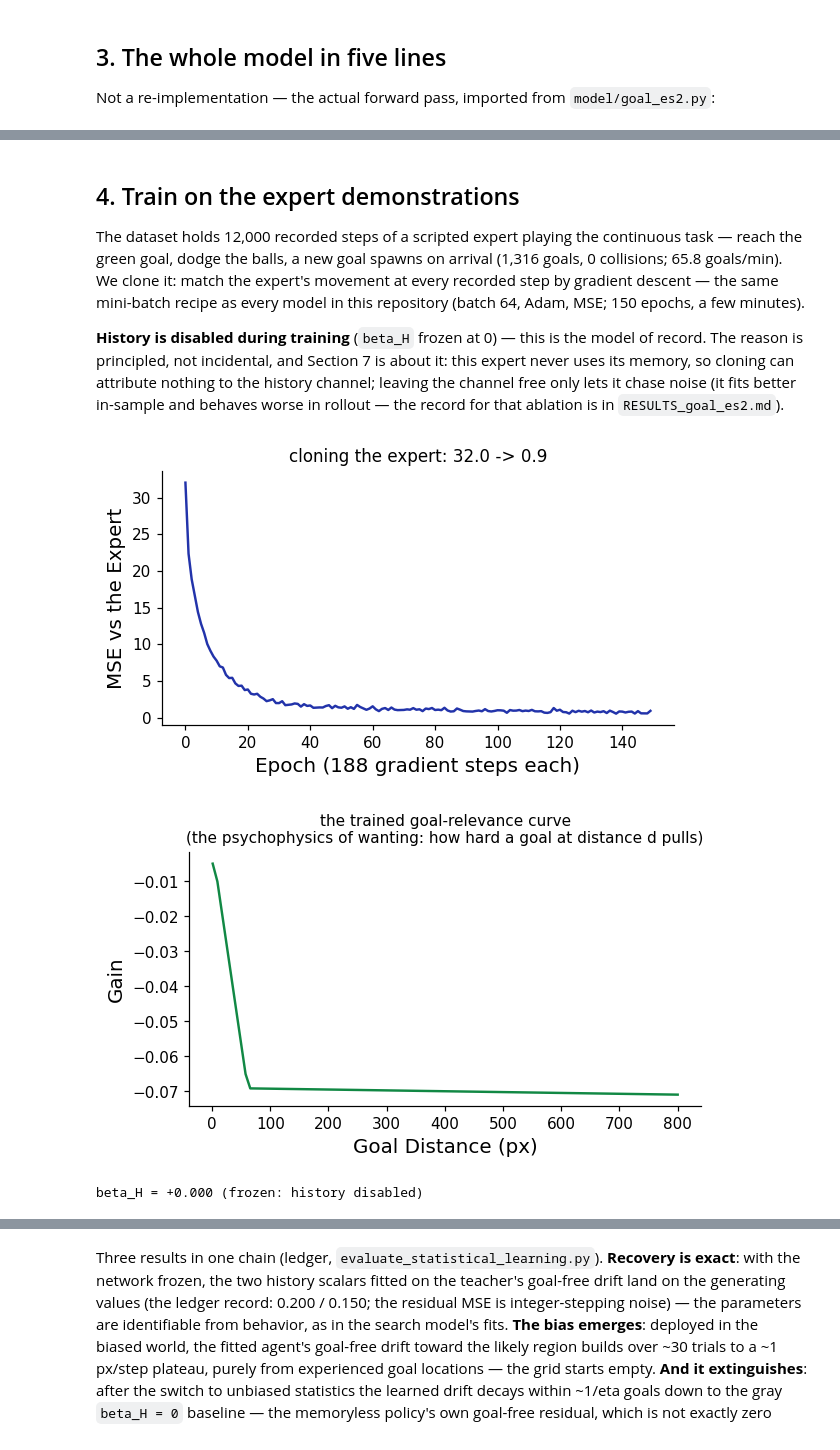
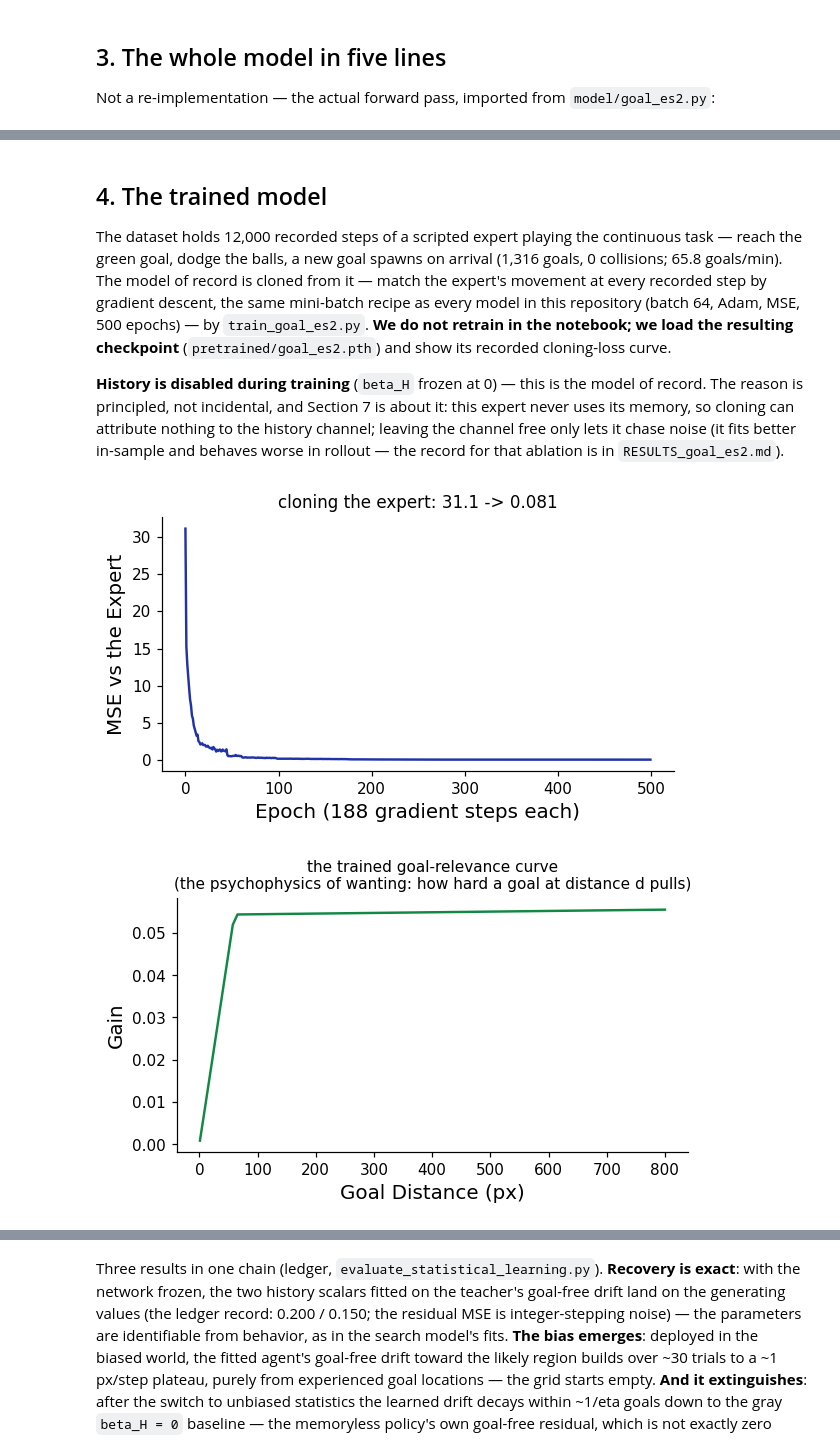
Before and after one commit to HanZhang-psych/Ego-Spatial-Sense, a Jupyter notebook: 2D-Escaping-Ball/tutorial_action_agent.ipynb, the cells around one changed output, grey strips where cells are left out. Saved outputs shown, nothing was run; the diff lists cells and outputs as text; code cells hidden in the pictures.

```diff
--- a/2D-Escaping-Ball/tutorial_action_agent.ipynb
+++ b/2D-Escaping-Ball/tutorial_action_agent.ipynb
@@ -93,7 +93,7 @@ the field out as a movement. Two honest notes:
 fig, ax = plt.subplots(figsize=(11, 3.2))
 boxes = [(0.02, "LiDAR scans\n(2 x 360)"),
          (0.17, "ego psycho-\nphysics (k)"),
-         (0.32, "looming ->\nobstacle field"),
+         (0.32, "proximity +\nlooming field"),
          (0.50, "+ goal field\n(gain x cosine)"),
          (0.68, "+ history field\n(beta_H)"),
          (0.86, "planner ->\nmovement")]
@@ -510,13 +526,16 @@ print(inspect.getsource(GoalEs2Model.forward))
         return self.sense_action_layers(field)
 # %% [markdown]
-## 4. Train on the expert demonstrations
+## 4. The trained model
 
 The dataset holds 12,000 recorded steps of a scripted expert playing
 the continuous task — reach the green goal, dodge the balls, a new
 goal spawns on arrival (1,316 goals, 0 collisions; 65.8 goals/min).
-We clone it: match the expert's movement at every recorded step by
-gradient descent — the same mini-batch recipe as every model in this
-repository (batch 64, Adam, MSE; 150 epochs, a few minutes).
+The model of record is cloned from it — match the expert's movement at
+every recorded step by gradient descent, the same mini-batch recipe as
+every model in this repository (batch 64, Adam, MSE, 500 epochs) — by
+`train_goal_es2.py`. **We do not retrain in the notebook; we load the
+resulting checkpoint** (`pretrained/goal_es2.pth`) and show its recorded
+cloning-loss curve.
 
 **History is disabled during training** (`beta_H` frozen at 0) — this
 is the model of record. The reason is principled, not incidental, and
@@ -526,41 +545,27 @@ free only lets it chase noise (it fits better in-sample and behaves
 worse in rollout — the record for that ablation is in
 `RESULTS_goal_es2.md`).
 # %%
-from dataset.dataloader_goal import get_goal_data
+import csv
 
-data_loader = get_goal_data(
-    file_path="dataset/data_goal_unbiased_360.csv",
-    scan_columns=[f"scan_{i}" for i in range(360)],
-    goal_columns=["goal_dx", "goal_dy"],
-    target_columns=["fx", "fy"],
-    batch_size=64,
-    device="cpu",
-)
+# The model of record is already cloned from the expert (train_goal_es2.py);
+# load its weights rather than retraining in the notebook.
+model = GoalEs2Model(num_features=360)
+model.load_state_dict(torch.load("pretrained/goal_es2.pth",
+                                 map_location="cpu", weights_only=True))
+model.eval()
 
-model = GoalEs2Model(num_features=360)
-# cloning never uses the memory: forward() without a history_field
-# ignores beta_H entirely, so nothing history-related trains here
-optimizer = torch.optim.Adam(model.parameters(), lr=0.001)
-criterion = torch.nn.MSELoss()
-losses = []
-for epoch in range(150):
-    total = 0.0
-    for inputs, targets in data_loader:
-        optimizer.zero_grad()
-        loss = criterion(model(inputs), targets)
-        loss.backward()
-        optimizer.step()
-        total += loss.item()
-    losses.append(total / len(data_loader))
+# its recorded cloning-loss curve (same 500-epoch run as the baselines below)
+with open("results_compare/loss_goal_es2.csv") as f:
+    losses = [float(r["loss"]) for r in csv.DictReader(f)]
 
 plt.figure(figsize=(6, 3))
 plt.plot(losses, color=C_ES2)
 plt.xlabel("Epoch (188 gradient steps each)", fontsize=13)
 plt.ylabel("MSE vs the Expert", fontsize=13)
-plt.title(f"cloning the expert: {losses[0]:.1f} -> {losses[-1]:.1f}")
+plt.title(f"cloning the expert: {losses[0]:.1f} -> {losses[-1]:.3f}")
 plt.show()
 # %% [output]
-[figure, old version]
+[figure, new version]
 # %%
 with torch.no_grad():
     d_axis = torch.linspace(1, 800, 100).unsqueeze(1)
@@ -573,8 +578,7 @@ plt.title("the trained goal-relevance curve\n"
           fontsize=10)
 plt.show()
 # %% [output]
-[figure, old version]
+[figure, new version]
-beta_H = +0.000 (frozen: history disabled)
 # %% [markdown]
 ## 5. How good is it?
 
```
Also changed, not shown: parts of 22 cells of this notebook, 12 other files.
